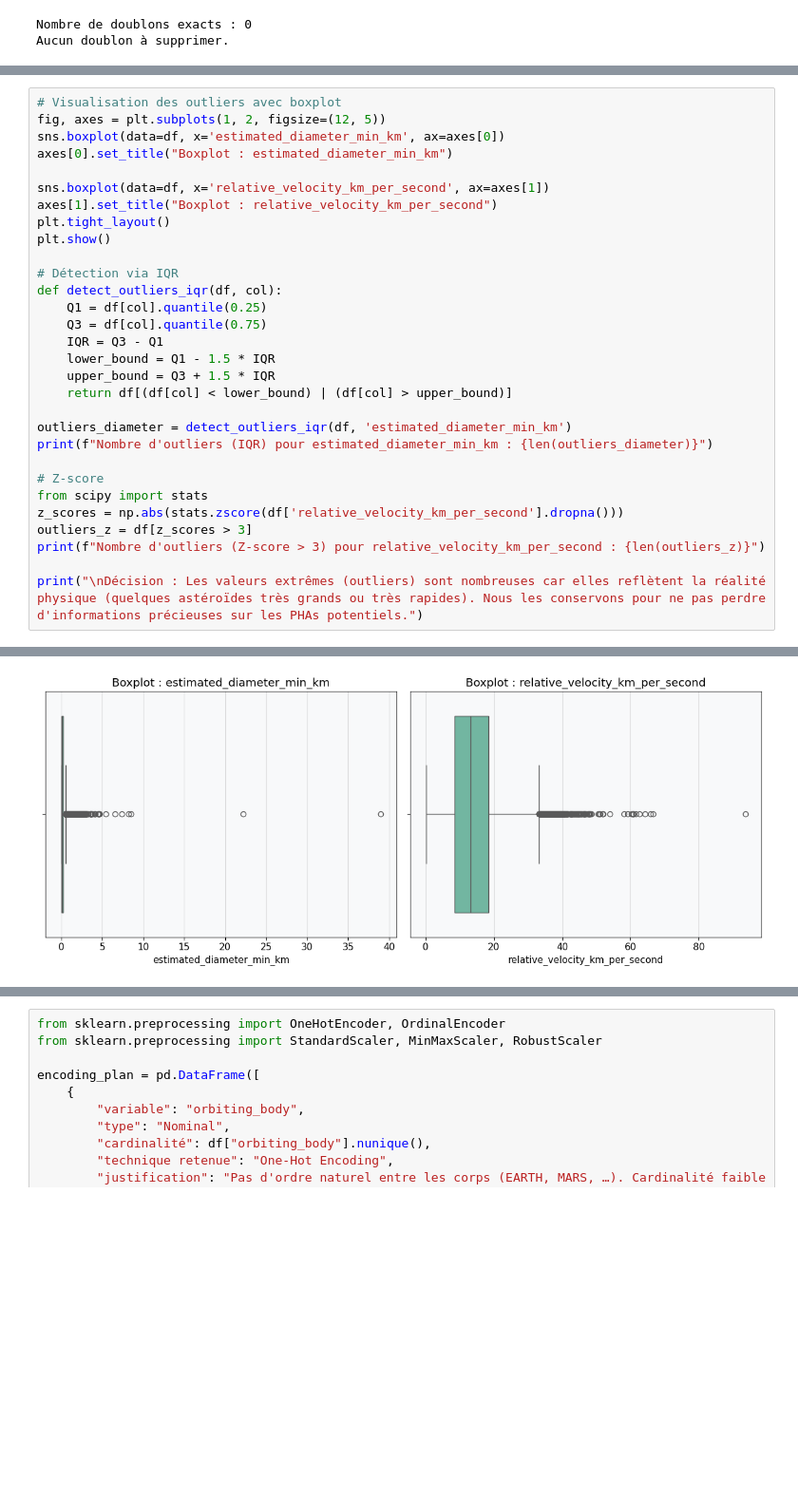
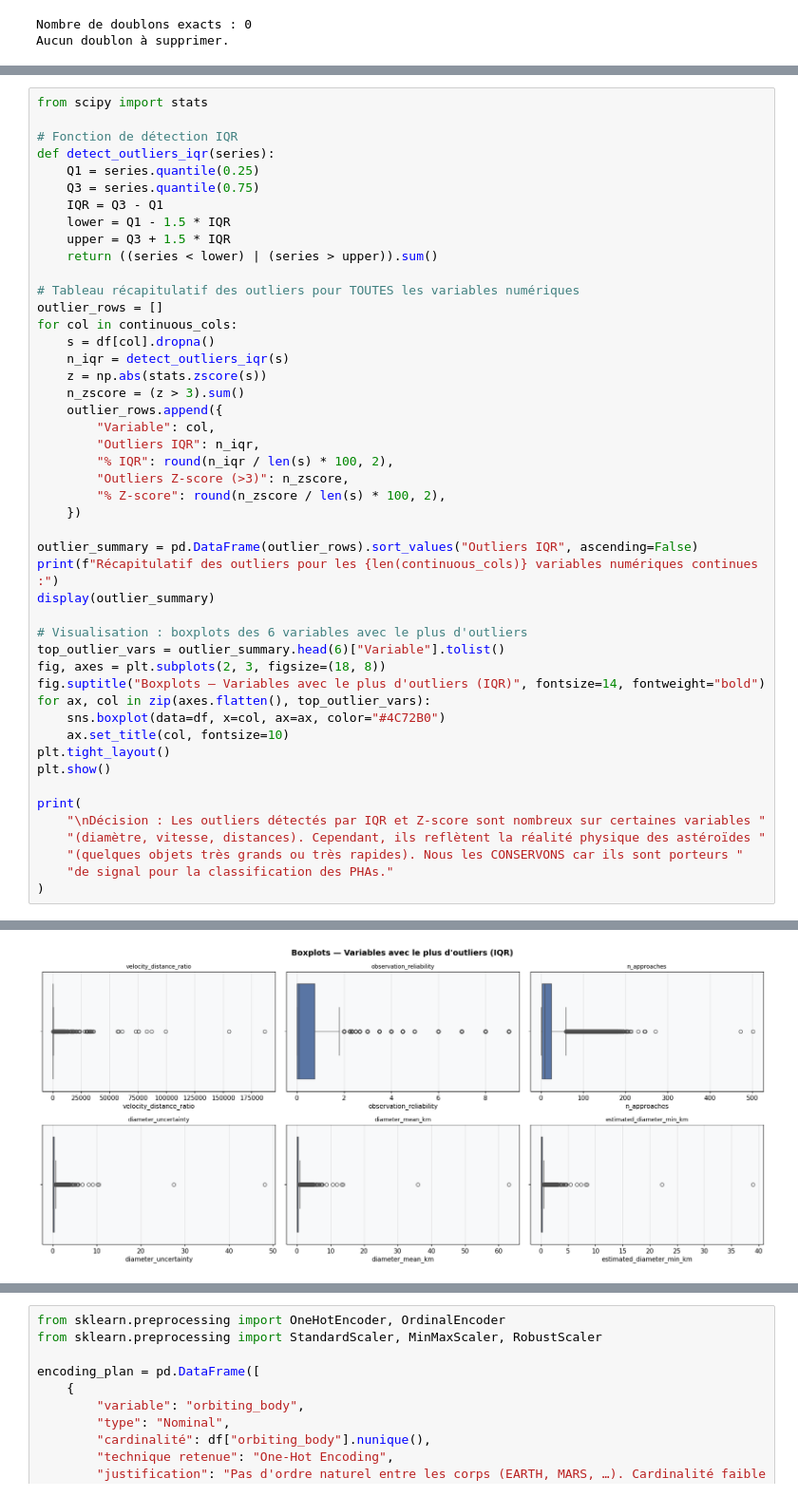
Before and after one commit to zakariyaee/Projet_ML, a Jupyter notebook: notebooks/03_preprocessing.ipynb, the cells around one changed output, grey strips where cells are left out. Shown at 95% size. Saved outputs shown, nothing was run; the diff lists cells and outputs as text; blank space fills up the shorter version.

```diff
--- a/notebooks/03_preprocessing.ipynb
+++ b/notebooks/03_preprocessing.ipynb
@@ -271,33 +271,50 @@ Aucun doublon à supprimer.
 
 Détection IQR/Z-score, visualisations et justification conservation/suppression.
 # %%
-# Visualisation des outliers avec boxplot
-fig, axes = plt.subplots(1, 2, figsize=(12, 5))
-sns.boxplot(data=df, x='estimated_diameter_min_km', ax=axes[0])
-axes[0].set_title("Boxplot : estimated_diameter_min_km")
+from scipy import stats
 
-sns.boxplot(data=df, x='relative_velocity_km_per_second', ax=axes[1])
-axes[1].set_title("Boxplot : relative_velocity_km_per_second")
+# Fonction de détection IQR
+def detect_outliers_iqr(series):
+    Q1 = series.quantile(0.25)
+    Q3 = series.quantile(0.75)
+    IQR = Q3 - Q1
+    lower = Q1 - 1.5 * IQR
+    upper = Q3 + 1.5 * IQR
+    return ((series < lower) | (series > upper)).sum()
+
+# Tableau récapitulatif des outliers pour TOUTES les variables numériques
+outlier_rows = []
+for col in continuous_cols:
+    s = df[col].dropna()
+    n_iqr = detect_outliers_iqr(s)
+    z = np.abs(stats.zscore(s))
+    n_zscore = (z > 3).sum()
+    outlier_rows.append({
+        "Variable": col,
+        "Outliers IQR": n_iqr,
+        "% IQR": round(n_iqr / len(s) * 100, 2),
+        "Outliers Z-score (>3)": n_zscore,
+        "% Z-score": round(n_zscore / len(s) * 100, 2),
+    })
+
+outlier_summary = pd.DataFrame(outlier_rows).sort_values("Outliers IQR", ascending=False)
+print(f"Récapitulatif des outliers pour les {len(continuous_cols)} variables numériques continues :")
+display(outlier_summary)
+
+# Visualisation : boxplots des 6 variables avec le plus d'outliers
+top_outlier_vars = outlier_summary.head(6)["Variable"].tolist()
+fig, axes = plt.subplots(2, 3, figsize=(18, 8))
+fig.suptitle("Boxplots — Variables avec le plus d'outliers (IQR)", fontsize=14, fontweight="bold")
+for ax, col in zip(axes.flatten(), top_outlier_vars):
+    sns.boxplot(data=df, x=col, ax=ax, color="#4C72B0")
+    ax.set_title(col, fontsize=10)
 plt.tight_layout()
 plt.show()
 
-# Détection via IQR
-def detect_outliers_iqr(df, col):
-    Q1 = df[col].quantile(0.25)
-    Q3 = df[col].quantile(0.75)
-    IQR = Q3 - Q1
-    lower_bound = Q1 - 1.5 * IQR
-    upper_bound = Q3 + 1.5 * IQR
-    return df[(df[col] < lower_bound) | (df[col] > upper_bound)]
-
-outliers_diameter = detect_outliers_iqr(df, 'estimated_diameter_min_km')
-print(f"Nombre d'outliers (IQR) pour estimated_diameter_min_km : {len(outliers_diameter)}")
-
-# Z-score
-from scipy import stats
-z_scores = np.abs(stats.zscore(df['relative_velocity_km_per_second'].dropna()))
-outliers_z = df[z_scores > 3]
-print(f"Nombre d'outliers (Z-score > 3) pour relative_velocity_km_per_second : {len(outliers_z)}")
-
-print("\nDécision : Les valeurs extrêmes (outliers) sont nombreuses car elles reflètent la réalité physique (quelques astéroïdes très grands ou très rapides). Nous les conservons pour ne pas perdre d'informations précieuses sur les PHAs potentiels.")
+print(
+    "\nDécision : Les outliers détectés par IQR et Z-score sont nombreux sur certaines variables "
+    "(diamètre, vitesse, distances). Cependant, ils reflètent la réalité physique des astéroïdes "
+    "(quelques objets très grands ou très rapides). Nous les CONSERVONS car ils sont porteurs "
+    "de signal pour la classification des PHAs."
+)
 # %% [output]
@@ -304 +339 @@ print("\nDécision : Les valeurs extrêmes (outliers) sont nombreuses car elles
-[figure, old version]
+[figure, new version]
```
Also changed, not shown: parts of 28 cells of this notebook, 6 other files.
